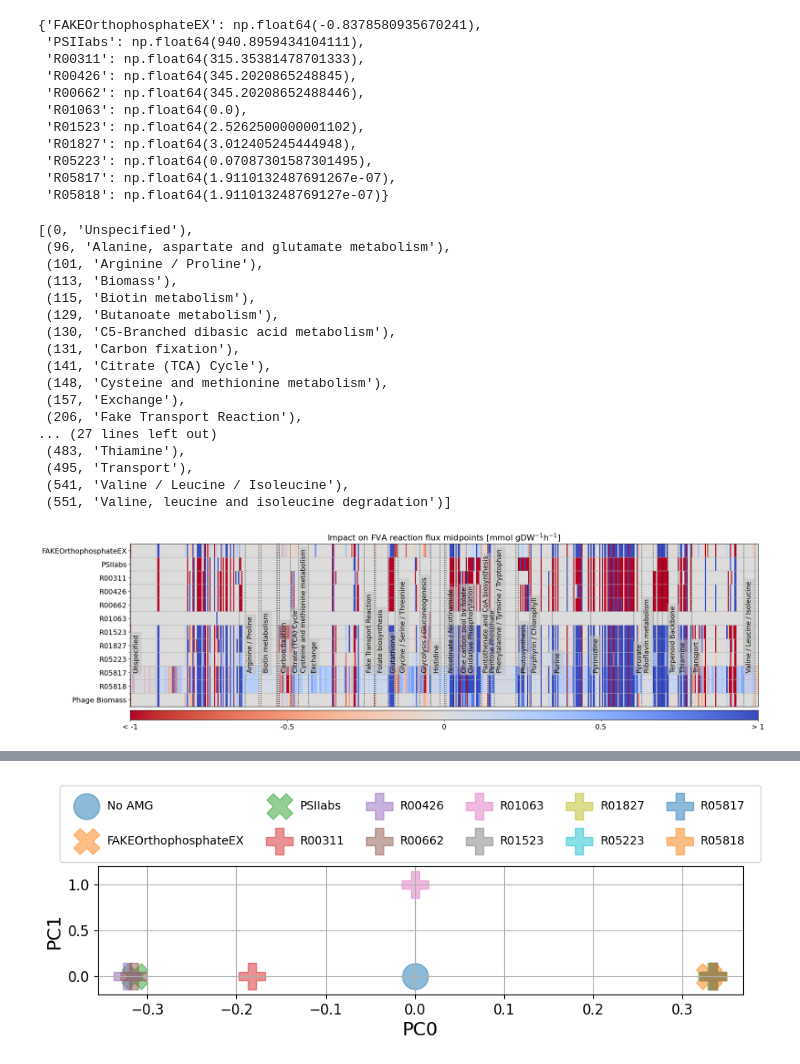
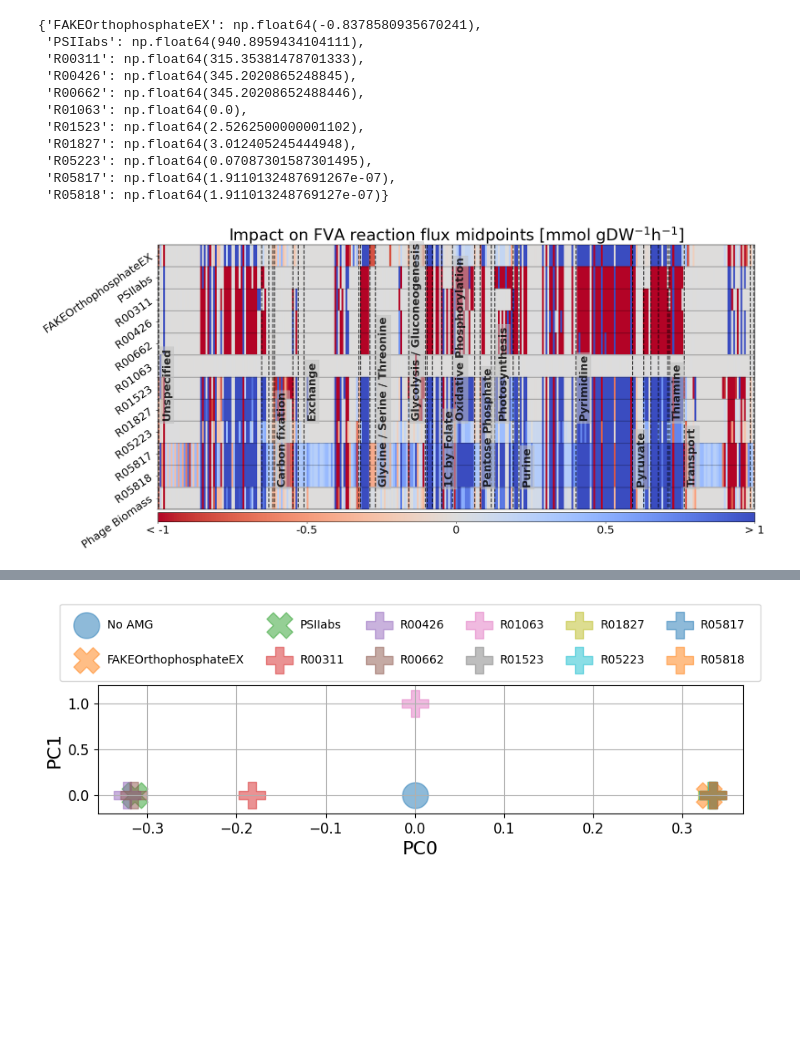
Before and after one commit to NWBRaVE/p-hm2-amgs-in-med4, a Jupyter notebook: phage_biomass_impact.ipynb, the cells around one changed output, grey strips where cells are left out. Cells and saved outputs as stored; diff of their text form; code cells hidden in the pictures; blank space fills up the shorter version.

```diff
--- a/phage_biomass_impact.ipynb
+++ b/phage_biomass_impact.ipynb
@@ -272,7 +151,7 @@ for amg, fva in sorted(amg_fvas.items()):
     mdiffs[amg] = mid_diff
 mdf = pd.DataFrame(mdiffs)
 # %%
-mdf_filtered = mdf[mdf.abs().max(axis=1) >= 0.05].apply(lambda x: x)
+mdf_filtered = mdf[mdf.abs().max(axis=1) >= 0.25].apply(lambda x: x)
 mdf_filtered["Phage Biomass"] = (
     fva_phm2_no_amg["maximum"] + fva_phm2_no_amg["minimum"]
 ) / 2 - hmid
@@ -290,25 +169,6 @@ for i, (rxn, row) in enumerate(mdf_filtered.iterrows()):
         if ss in manual_relabels:
             ss = manual_relabels[ss]
         switch_inds.append((i, ss))
-switch_inds
-# %% [output]
-[(0, 'Unspecified'),
- (96, 'Alanine, aspartate and glutamate metabolism'),
- (101, 'Arginine / Proline'),
- (113, 'Biomass'),
- (115, 'Biotin metabolism'),
- (129, 'Butanoate metabolism'),
- (130, 'C5-Branched dibasic acid metabolism'),
- (131, 'Carbon fixation'),
- (141, 'Citrate (TCA) Cycle'),
- (148, 'Cysteine and methionine metabolism'),
- (157, 'Exchange'),
- (206, 'Fake Transport Reaction'),
-... (27 lines left out)
- (483, 'Thiamine'),
- (495, 'Transport'),
- (541, 'Valine / Leucine / Isoleucine'),
- (551, 'Valine, leucine and isoleucine degradation')]
 # %%
 fig, ax = plt.subplots(1, 1, figsize=(20, 10))
 im = ax.matshow(
@@ -323,47 +183,51 @@ ticks = range(1 + len(sorted(amgs.keys())))
 
 ax.set_yticks(ticks, minor=False)
 ax.set_yticks([0.5 + x for x in ticks], minor=True)
-ax.set_yticklabels(sorted(amgs.keys()) + ["Phage Biomass"], fontsize=14)
+ax.set_yticklabels(sorted(amgs.keys()) + ["Phage Biomass"], fontsize=22, rotation=35)
 ax.set_xticks([])
-ax.grid(True, which="minor")
+ax.grid(True, which="minor", alpha=0.25, color="black", linewidth=2)
 ax.set_title(
-    "Impact on FVA reaction flux midpoints " + r"[mmol gDW$^{-1}$h$^{-1}$]", fontsize=16
+    "Impact on FVA reaction flux midpoints " + r"[mmol gDW$^{-1}$h$^{-1}$]", fontsize=32
 )
 cbar = fig.colorbar(
     im,
     aspect=64,
     orientation="horizontal",
     pad=0.01,
 )
 cbar.set_ticks(
     ticks=[-1, -0.5, 0, 0.5, 1],
     labels=["< -1", "-0.5", "0", "0.5", "> 1"],
-    fontsize=14,
+    fontsize=22,
 )
 
-
+offset = -1.5
 for line, (i, ss) in enumerate(switch_inds):
     if ss == "":
         ss = "Unspecified"
-    ax.vlines(i, -0.5, 11.5, linestyles="dotted", color="black", alpha=0.75)
+    ax.vlines(
+        i, -0.5, 11.5, linestyles="dashed", color="black", alpha=0.75, linewidth=2
+    )
     if (line < len(switch_inds) - 1) and switch_inds[line + 1][0] - i > 5:
         ax.text(
             i + 1.5,
-            9.0,
+            9.0 + offset,
             ss,
             horizontalalignment="left",
             verticalalignment="bottom",
-            fontsize=13,
+            fontsize=22,
+            fontweight="bold",
             rotation=90,
             color="black",
-            alpha=1,
+            alpha=0.8,
             backgroundcolor="#c0c0c088",
         )
+        offset *= -1
 
 
 fig.tight_layout()
 # fig.savefig("phage_barcode.png")
 plt.show()
 # %% [output]
-[figure, old version]
+[figure, new version]
 # %%
```
Also changed, not shown: parts of 7 cells of this notebook, 12 other files.
